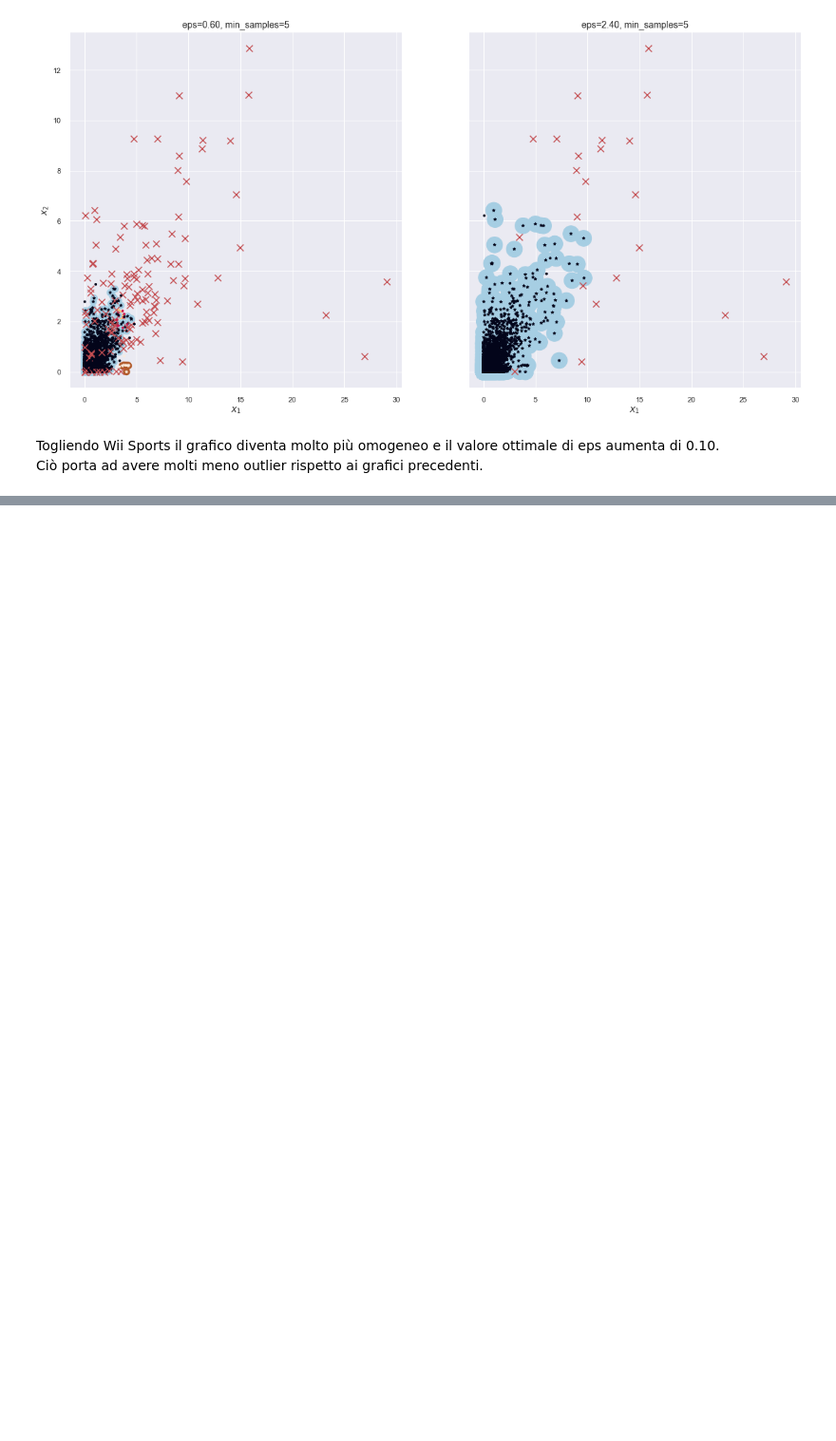
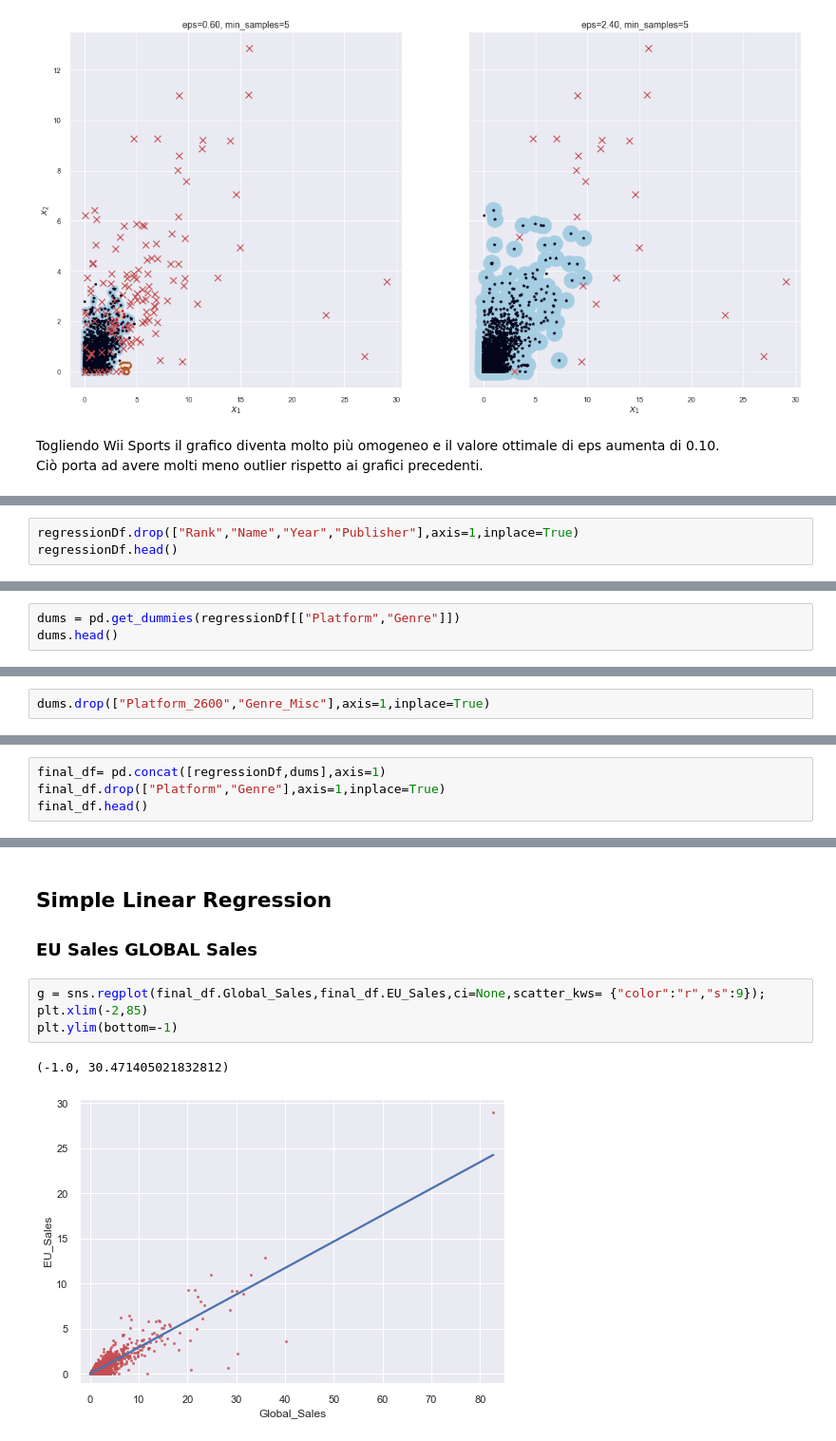
Before and after one commit to SimoneeBr/dm-project, a Jupyter notebook: Progetto_Game_Sales.ipynb, the cells around one changed output, grey strips where cells are left out. Shown at 95% size. Drawn from its saved outputs; the diff is of its cells as text; blank space fills up the shorter version.

Commit message:
regression, linear, simple and multiple

```diff
--- a/Progetto_Game_Sales.ipynb
+++ b/Progetto_Game_Sales.ipynb
@@ -1288,0 +1334,3 @@ Ciò porta ad avere molti meno outlier rispetto ai grafici precedenti.
+# %%
+regressionDf.drop(["Rank","Name","Year","Publisher"],axis=1,inplace=True)
+regressionDf.head()
@@ -1288,0 +1346,3 @@ Ciò porta ad avere molti meno outlier rispetto ai grafici precedenti.
+# %%
+dums = pd.get_dummies(regressionDf[["Platform","Genre"]])
+dums.head()
@@ -1288,0 +1362,2 @@ Ciò porta ad avere molti meno outlier rispetto ai grafici precedenti.
+# %%
+dums.drop(["Platform_2600","Genre_Misc"],axis=1,inplace=True)
@@ -1288,0 +1366,4 @@ Ciò porta ad avere molti meno outlier rispetto ai grafici precedenti.
+# %%
+final_df= pd.concat([regressionDf,dums],axis=1)
+final_df.drop(["Platform","Genre"],axis=1,inplace=True)
+final_df.head()
@@ -1288,0 +1378,11 @@ Ciò porta ad avere molti meno outlier rispetto ai grafici precedenti.
+# %% [markdown]
+## Simple Linear Regression
+
+### EU Sales GLOBAL Sales
+# %%
+g = sns.regplot(final_df.Global_Sales,final_df.EU_Sales,ci=None,scatter_kws= {"color":"r","s":9});
+plt.xlim(-2,85)
+plt.ylim(bottom=-1)
+# %% [output]
+(-1.0, 30.471405021832812)
+[figure, added]
```
Also changed, not shown: parts of 55 cells of this notebook.
